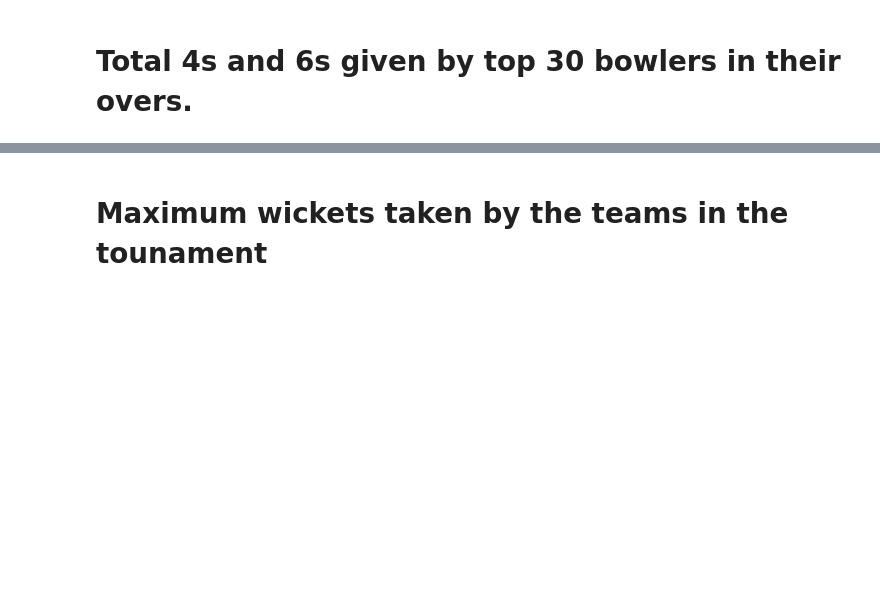
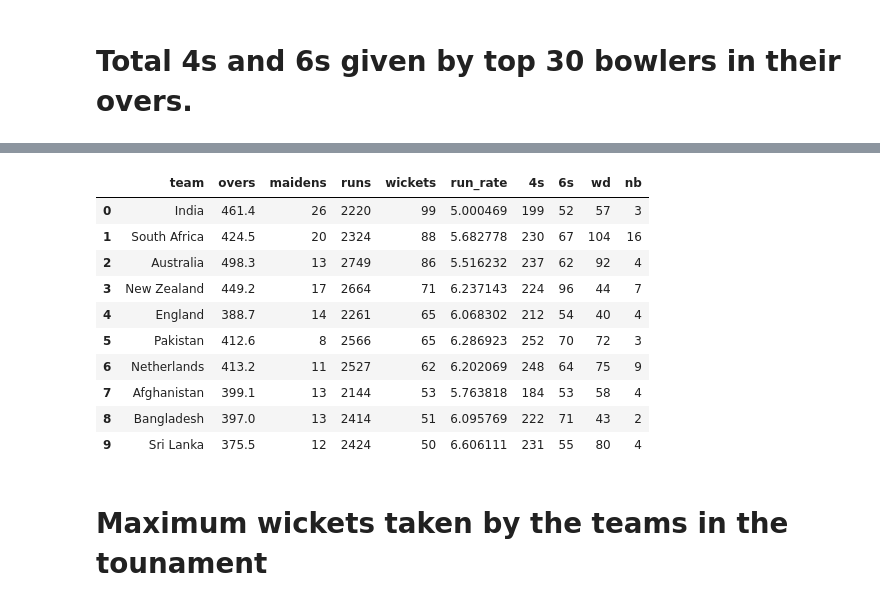
Before and after one commit to Akash3951/wc-bowling_analysis, a Jupyter notebook: wc-bowling_analysis.ipynb, the cells around one changed output, grey strips where cells are left out. Saved outputs shown, nothing was run; the diff lists cells and outputs as text; code cells hidden in the pictures; blank space fills up the shorter version.

```diff
--- a/wc-bowling_analysis.ipynb
+++ b/wc-bowling_analysis.ipynb
@@ -247,3 +251,18 @@ plt.show()
+# %%
+df_teams = df_teams.sort_values(by='wickets', ascending=False).reset_index()
+df_teams
+# %% [output]
+|  | team | overs | maidens | runs | wickets | run_rate | 4s | 6s | wd | nb |
+| 0 | India | 461.4 | 26 | 2220 | 99 | 5.000469 | 199 | 52 | 57 | 3 |
+| 1 | South Africa | 424.5 | 20 | 2324 | 88 | 5.682778 | 230 | 67 | 104 | 16 |
+| 2 | Australia | 498.3 | 13 | 2749 | 86 | 5.516232 | 237 | 62 | 92 | 4 |
+| 3 | New Zealand | 449.2 | 17 | 2664 | 71 | 6.237143 | 224 | 96 | 44 | 7 |
+| 4 | England | 388.7 | 14 | 2261 | 65 | 6.068302 | 212 | 54 | 40 | 4 |
+| 5 | Pakistan | 412.6 | 8 | 2566 | 65 | 6.286923 | 252 | 70 | 72 | 3 |
+| 6 | Netherlands | 413.2 | 11 | 2527 | 62 | 6.202069 | 248 | 64 | 75 | 9 |
+| 7 | Afghanistan | 399.1 | 13 | 2144 | 53 | 5.763818 | 184 | 53 | 58 | 4 |
+| 8 | Bangladesh | 397.0 | 13 | 2414 | 51 | 6.095769 | 222 | 71 | 43 | 2 |
+| 9 | Sri Lanka | 375.5 | 12 | 2424 | 50 | 6.606111 | 231 | 55 | 80 | 4 |
 # %% [markdown]
 # Maximum wickets taken by the teams in the tounament
 # %%
```
Also changed, not shown: parts of 12 cells of this notebook.
